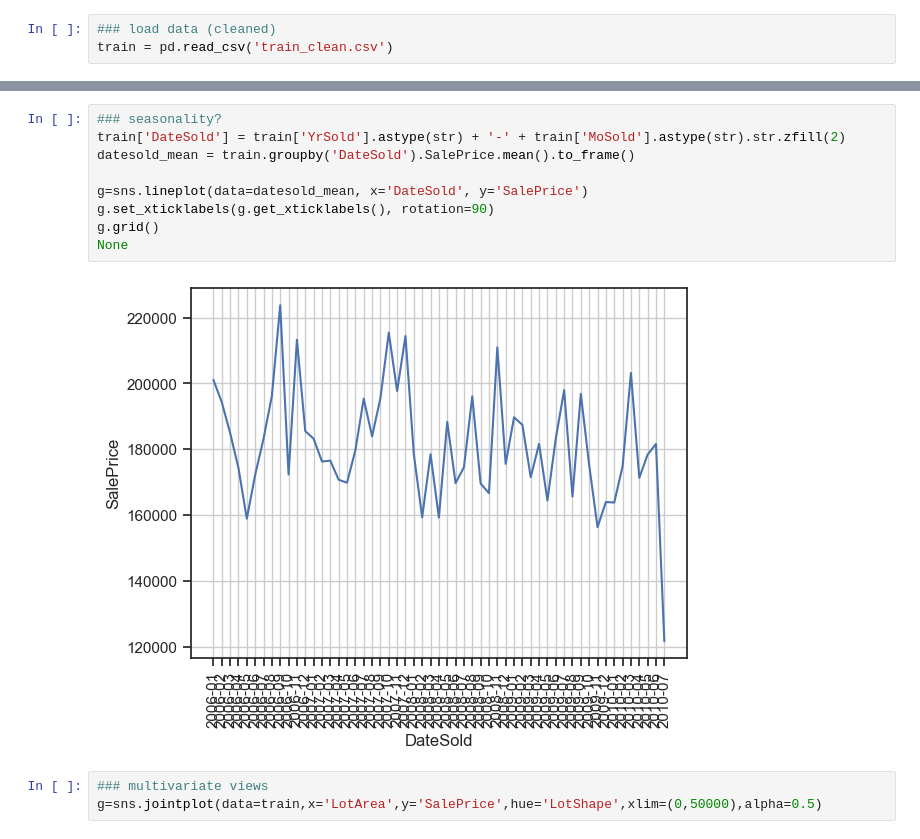
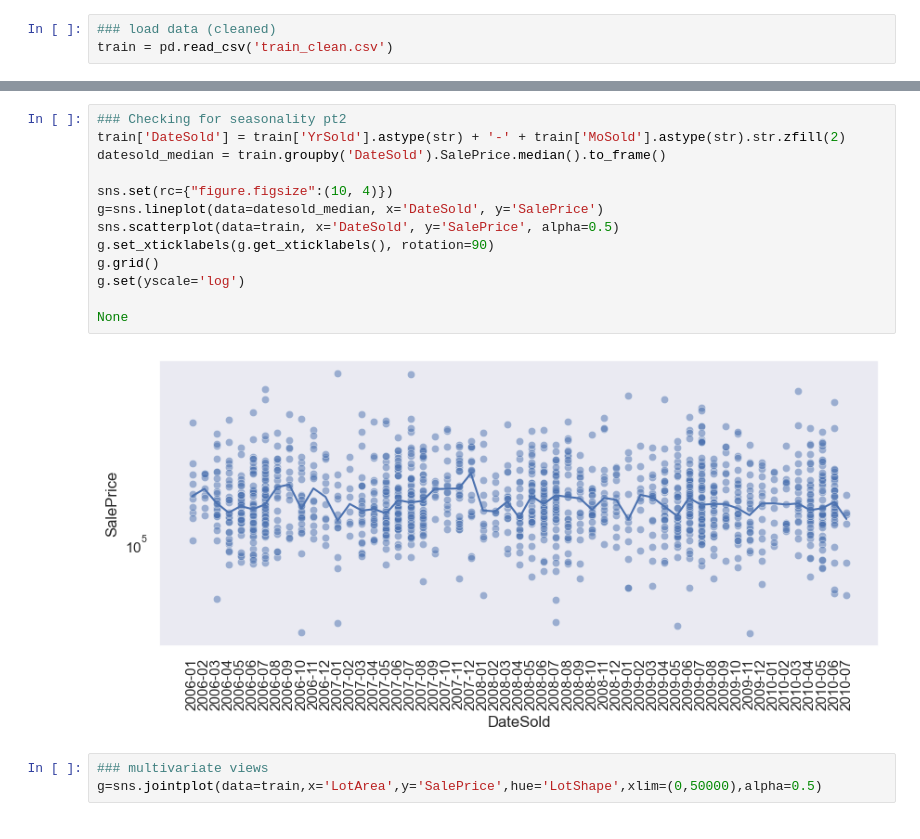
Before and after one commit to stephanie-yz/House-Prices, a Jupyter notebook: 02 Exploratory Data Analysis.ipynb, the cells around one changed output, grey strips where cells are left out. Cells and saved outputs as stored; diff of their text form.

```diff
--- a/02 Exploratory Data Analysis.ipynb
+++ b/02 Exploratory Data Analysis.ipynb
@@ -67,16 +109,20 @@ g.set(yscale='log')
 [None]
 [figure]
 # %%
-### seasonality?
+### Checking for seasonality pt2
 train['DateSold'] = train['YrSold'].astype(str) + '-' + train['MoSold'].astype(str).str.zfill(2)
-datesold_mean = train.groupby('DateSold').SalePrice.mean().to_frame()
+datesold_median = train.groupby('DateSold').SalePrice.median().to_frame()
 
-g=sns.lineplot(data=datesold_mean, x='DateSold', y='SalePrice')
+sns.set(rc={"figure.figsize":(10, 4)})
+g=sns.lineplot(data=datesold_median, x='DateSold', y='SalePrice')
+sns.scatterplot(data=train, x='DateSold', y='SalePrice', alpha=0.5)
 g.set_xticklabels(g.get_xticklabels(), rotation=90)
 g.grid()
+g.set(yscale='log')
+
 None
 # %% [output]
-[figure, old version]
+[figure, new version]
 # %%
 ### multivariate views
 g=sns.jointplot(data=train,x='LotArea',y='SalePrice',hue='LotShape',xlim=(0,50000),alpha=0.5)
```
Also changed, not shown: parts of 6 cells of this notebook.
